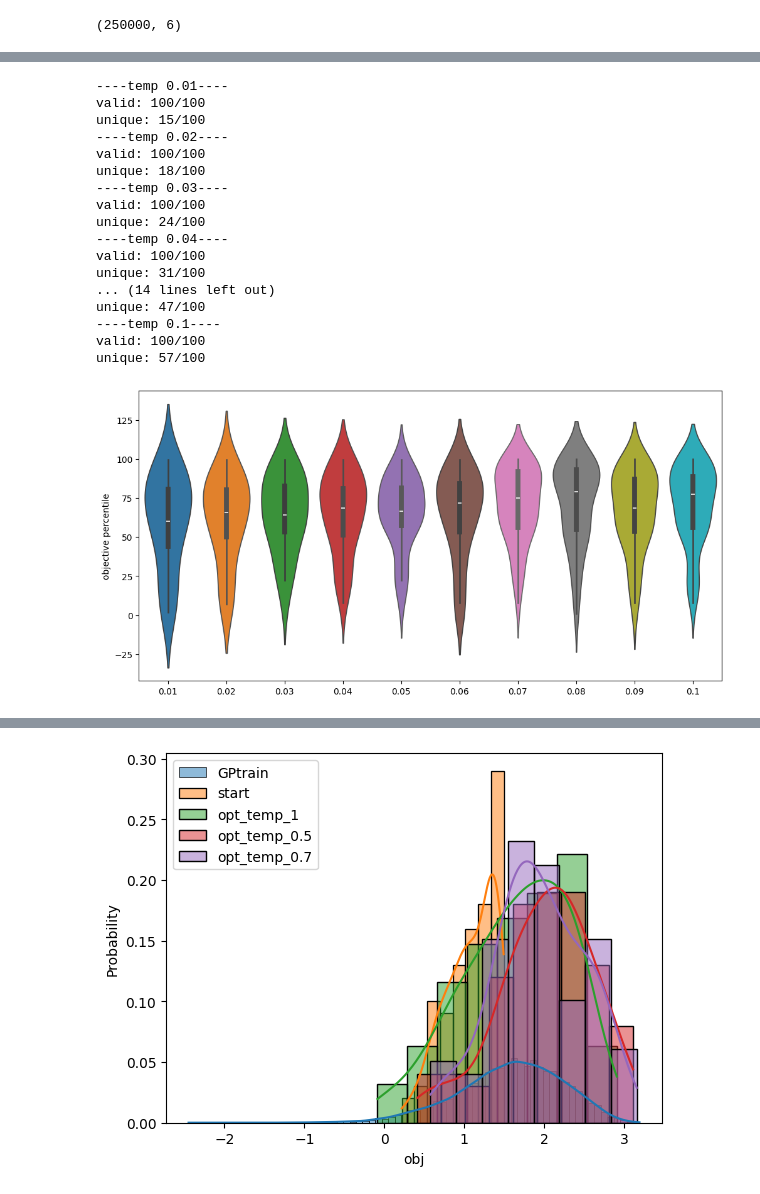
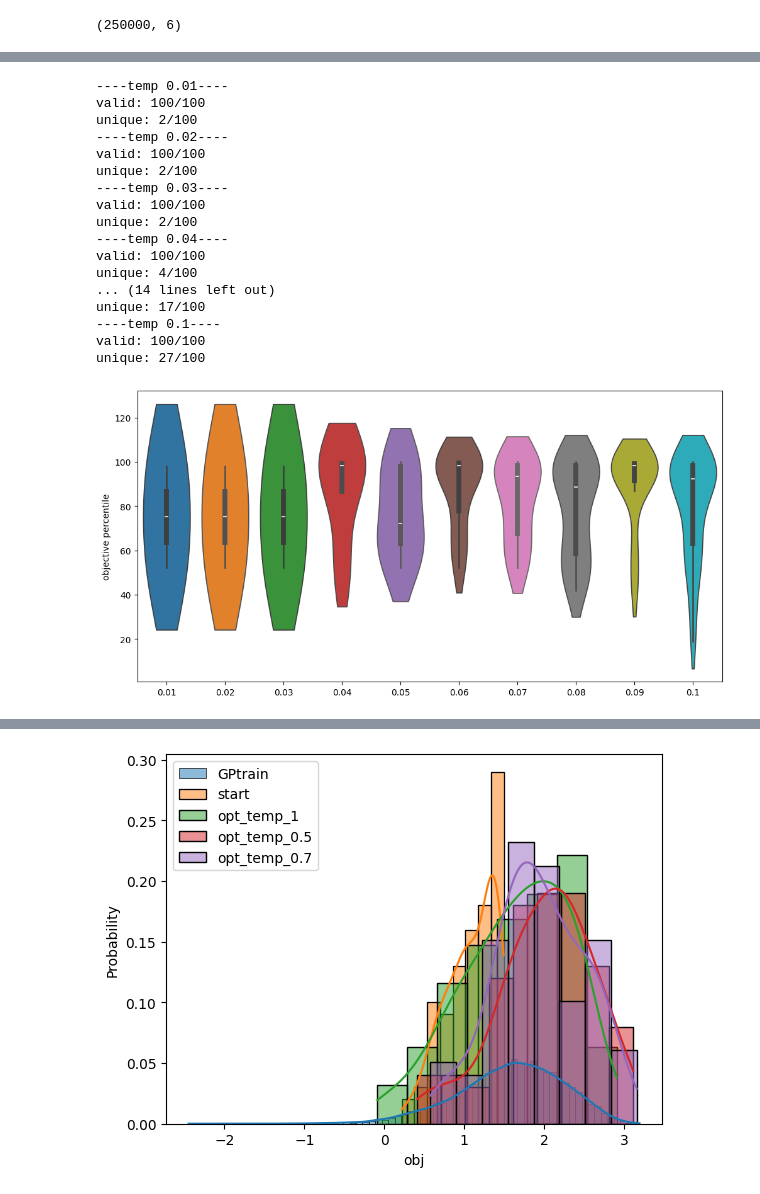
Before and after one commit to sunghwanism/NewMoses, a Jupyter notebook: notebooks/GPR_viz_SH.ipynb, the cells around one changed output, grey strips where cells are left out. Cells and saved outputs as stored; diff of their text form; code cells hidden in the pictures.

```diff
--- a/notebooks/GPR_viz_SH.ipynb
+++ b/notebooks/GPR_viz_SH.ipynb
@@ -153,7 +154,7 @@ for step, batch in enumerate(start_loader):
 
 
 
-rest_z = np.array(z_list).squeeze()
+rest_X = np.array(mu_list).squeeze()
 y_list = np.array(y_list).squeeze()
 rest_y = y_list.reshape(-1, y_list.shape[-1])
 
@@ -241,12 +242,12 @@ clf.fit(GP_train_X, GP_train_y)
 # %%
-start_mu = np.vstack(start_data_df['mu'].values)
-start_logvar = np.vstack(start_data_df['logvar'].values)
-print(start_mu.shape)
-rest_X = np.array([mu + np.exp(logvar / 2) * np.random.randn(1, mu.shape[-1]) for mu, logvar in zip(start_mu, start_logvar)])
-rest_X = rest_X.reshape(-1, rest_X.shape[-1])
-
-print(rest_X.shape)
+#start_mu = np.vstack(start_data_df['mu'].values)
+#start_logvar = np.vstack(start_data_df['logvar'].values)
+#print(start_mu.shape)
+#rest_X = np.array([mu + np.exp(logvar / 2) * np.random.randn(1, mu.shape[-1]) for mu, logvar in zip(start_mu, start_logvar)])
+#rest_X = rest_X.reshape(-1, rest_X.shape[-1])
+#
+#print(rest_X.shape)
 
 print(f"R2 Score: {clf.score(rest_X, rest_y)}")
-#print(f"R2 Score: {clf.score(GP_train_X, GP_train_y)}")
+print(f"R2 Score: {clf.score(GP_train_X, GP_train_y)}")
 # %% [output]
@@ -262,7 +262,7 @@ def f(x, gaussian):
 optimal_z_list = []
 
 # Adam Gradient Ascent 수행
-for z in tqdm(rest_z):
+for z in tqdm(rest_X):
     initial_point = np.array(z)
     optimal_z = adam_gradient_ascent(f, clf, initial_point)
     optimal_z_list.append(optimal_z)
@@ -335,10 +333,10 @@ def plot_violins(temps):
         gen_df = create_opt_df(gen, config, type=f'temp {temp}')
         pct_df = pd.DataFrame({'obj_pct': [percentileofscore(zinc_df['obj'], obj) for obj in set(gen_df['gen_obj'])]})
 
-        sns.violinplot(x=idx, y='obj_pct', data=pct_df)
+        sns.violinplot(x=idx, y='obj_pct', data=pct_df, cut=1)
 
     plt.xticks([idx for idx in range(len(temps))], [round(temp,2) for temp in temps])
     plt.ylabel('objective percentile')
 
     plt.show()
-    return plt
+    return plt, pct_df
@@ -345,22 +355,22 @@ def plot_violins(temps):
 # %%
 temps = np.linspace(0.01, 0.1, 10)
-plot_violins(temps)
+plt, pct_df =plot_violins(temps)
 # %% [output]
 ----temp 0.01----
 valid: 100/100
-unique: 15/100
+unique: 2/100
 ----temp 0.02----
 valid: 100/100
-unique: 18/100
+unique: 2/100
 ----temp 0.03----
 valid: 100/100
-unique: 24/100
+unique: 2/100
 ----temp 0.04----
 valid: 100/100
-unique: 31/100
+unique: 4/100
 ... (14 lines left out)
-unique: 47/100
+unique: 17/100
 ----temp 0.1----
 valid: 100/100
-unique: 57/100
+unique: 27/100
-[figure, old version]
+[figure, new version]
```
Also changed, not shown: parts of 19 cells of this notebook, 27 other files.
